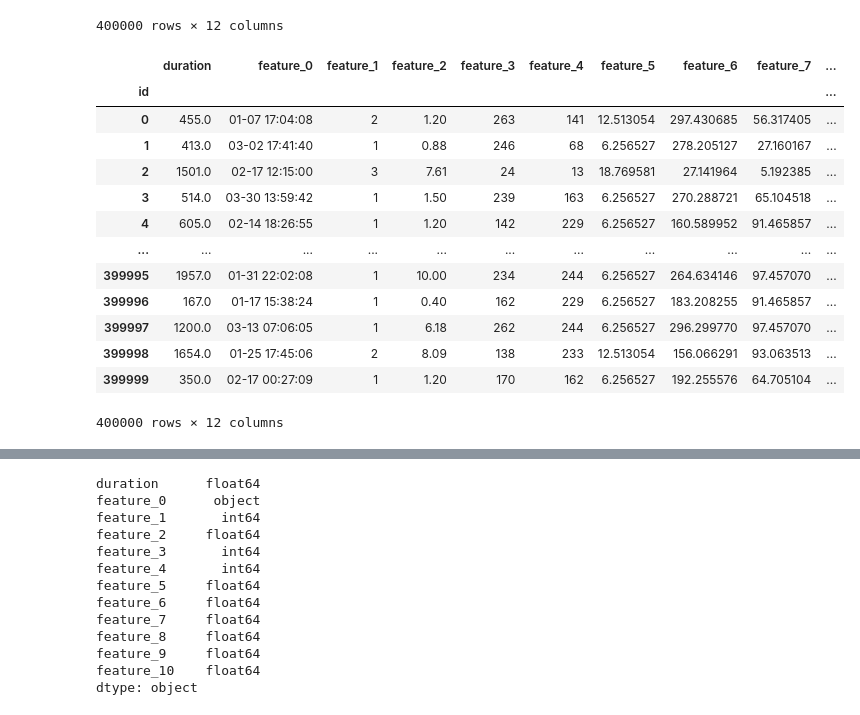
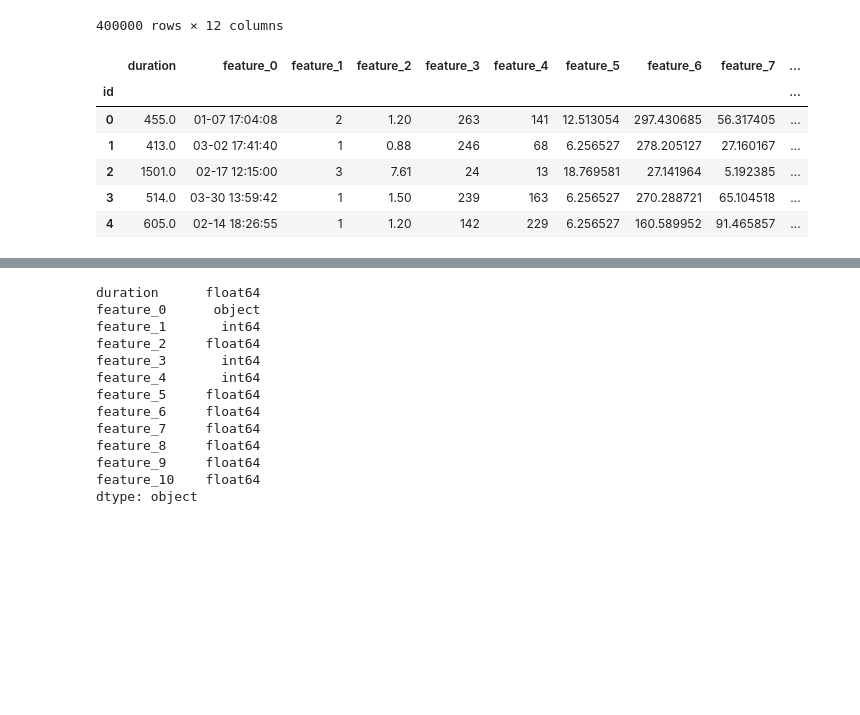
Before and after one commit to BLACKA10/prueba_ML, a Jupyter notebook: Final.ipynb, the cells around one changed output, grey strips where cells are left out. Saved outputs shown, nothing was run; the diff lists cells and outputs as text; code cells hidden in the pictures; blank space fills up the shorter version.

```diff
--- a/Final.ipynb
+++ b/Final.ipynb
@@ -57,22 +57,15 @@ dfex
 # %%
 data = pd.merge(df, dfex, on='id', how='inner')
 data = data.set_index('id')
-data
+data.head()
 # %% [output]
 |  | duration | feature_0 | feature_1 | feature_2 | feature_3 | feature_4 | feature_5 | feature_6 | feature_7 | ... |
 | id |  |  |  |  |  |  |  |  |  | ... |
 | 0 | 455.0 | 01-07 17:04:08 | 2 | 1.20 | 263 | 141 | 12.513054 | 297.430685 | 56.317405 | ... |
 | 1 | 413.0 | 03-02 17:41:40 | 1 | 0.88 | 246 | 68 | 6.256527 | 278.205127 | 27.160167 | ... |
 | 2 | 1501.0 | 02-17 12:15:00 | 3 | 7.61 | 24 | 13 | 18.769581 | 27.141964 | 5.192385 | ... |
 | 3 | 514.0 | 03-30 13:59:42 | 1 | 1.50 | 239 | 163 | 6.256527 | 270.288721 | 65.104518 | ... |
 | 4 | 605.0 | 02-14 18:26:55 | 1 | 1.20 | 142 | 229 | 6.256527 | 160.589952 | 91.465857 | ... |
-| ... | ... | ... | ... | ... | ... | ... | ... | ... | ... | ... |
-| 399995 | 1957.0 | 01-31 22:02:08 | 1 | 10.00 | 234 | 244 | 6.256527 | 264.634146 | 97.457070 | ... |
-| 399996 | 167.0 | 01-17 15:38:24 | 1 | 0.40 | 162 | 229 | 6.256527 | 183.208255 | 91.465857 | ... |
-| 399997 | 1200.0 | 03-13 07:06:05 | 1 | 6.18 | 262 | 244 | 6.256527 | 296.299770 | 97.457070 | ... |
-| 399998 | 1654.0 | 01-25 17:45:06 | 2 | 8.09 | 138 | 233 | 12.513054 | 156.066291 | 93.063513 | ... |
-| 399999 | 350.0 | 02-17 00:27:09 | 1 | 1.20 | 170 | 162 | 6.256527 | 192.255576 | 64.705104 | ... |
-400000 rows × 12 columns
 # %%
 # Tomar una muestra aleatoria de 20,000 registros
 data = data.sample(n=20000, replace=False, random_state=42)
```
Also changed, not shown: parts of 9 cells of this notebook.
